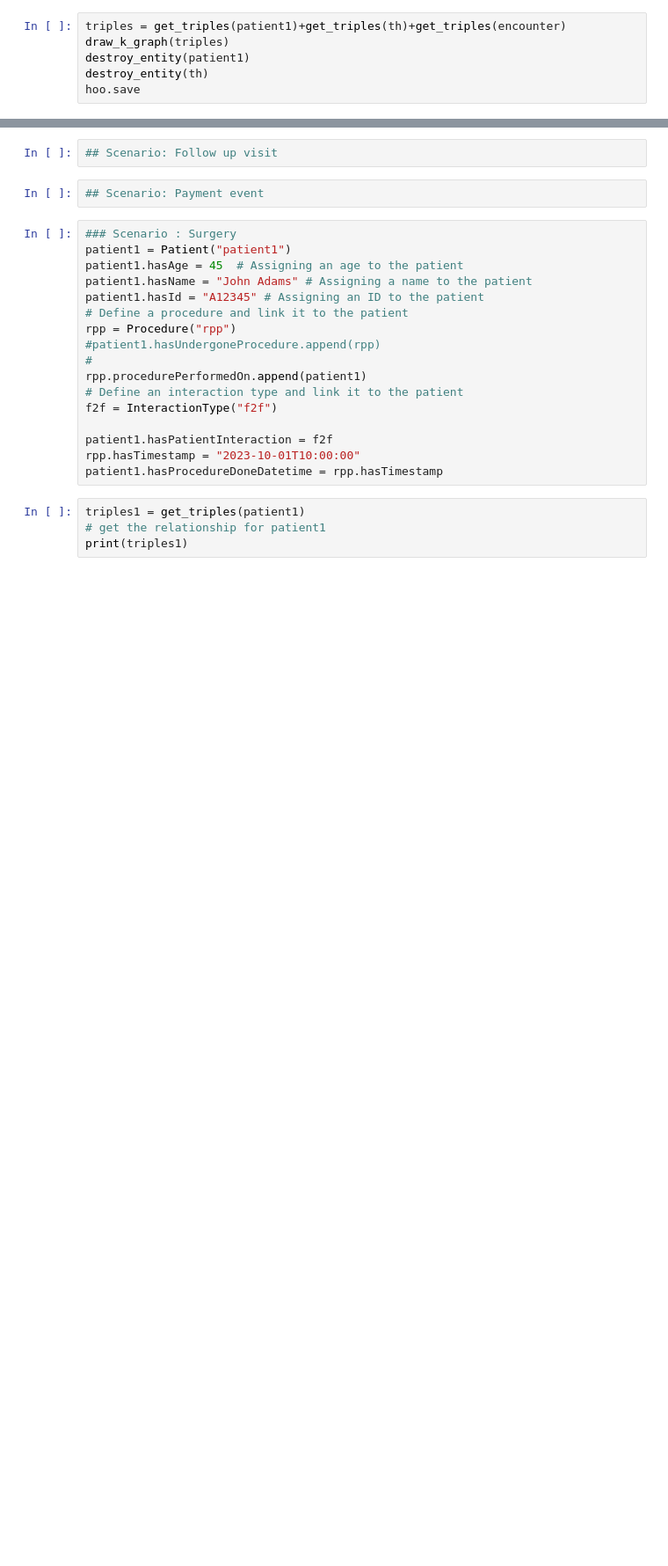
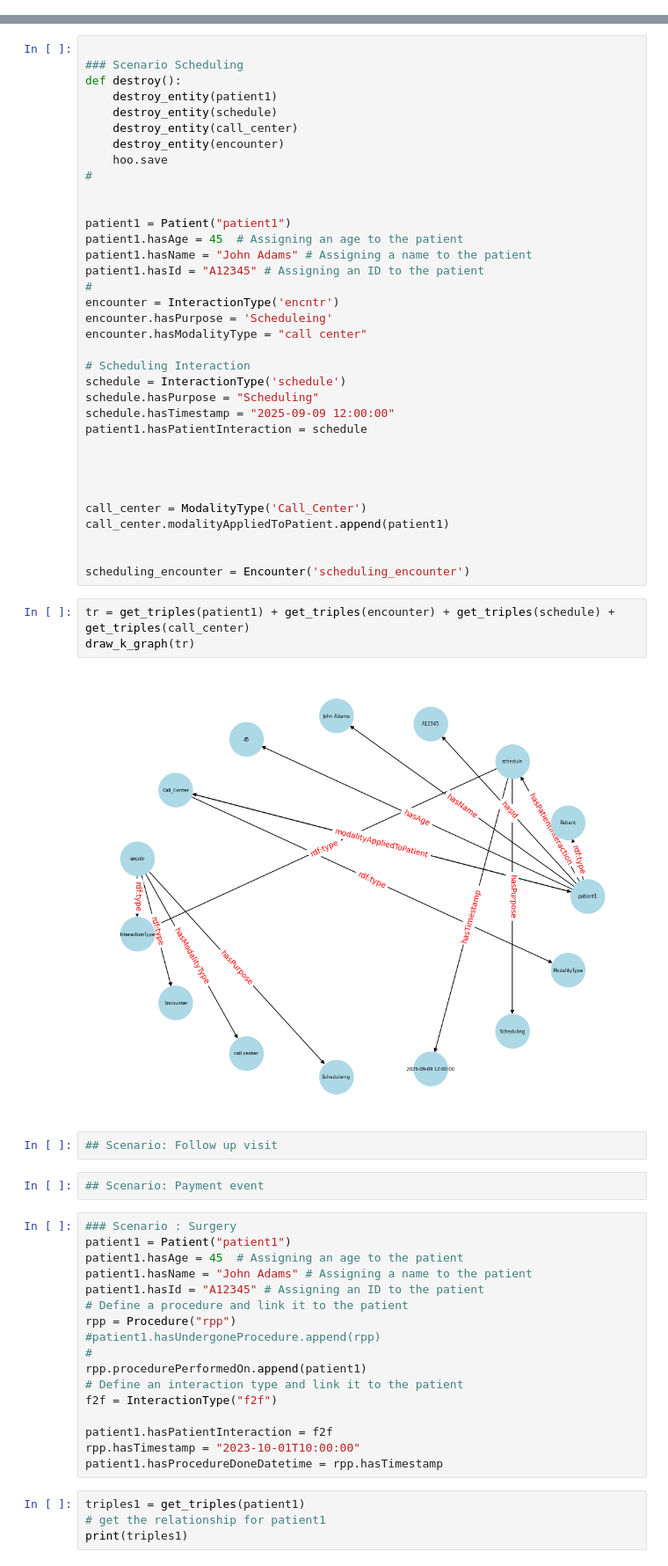
Before and after one commit to alon-benari/Operational-Ontologies, a Jupyter notebook: Clinical_Individuals.ipynb, the cells around one changed output, grey strips where cells are left out. Shown: that part at 88% size. Cells and saved outputs as stored; diff of their text form; blank space fills up the shorter version.

```diff
--- a/Clinical_Individuals.ipynb
+++ b/Clinical_Individuals.ipynb
@@ -88,6 +0,0 @@ patient1.hasPatientInteraction = encounter
-# %%
-triples = get_triples(patient1)+get_triples(th)+get_triples(encounter)
-draw_k_graph(triples)
-destroy_entity(patient1)
-destroy_entity(th)
-hoo.save
@@ -102,3 +53,43 @@ print(triples)
+# %%
+
+### Scenario Scheduling
+def destroy():
+    destroy_entity(patient1)
+    destroy_entity(schedule)
+    destroy_entity(call_center)
+    destroy_entity(encounter)
+    hoo.save
+#
+
+
+patient1 = Patient("patient1")
+patient1.hasAge = 45  # Assigning an age to the patient
+patient1.hasName = "John Adams" # Assigning a name to the patient
+patient1.hasId = "A12345" # Assigning an ID to the patient
+#
+encounter = InteractionType('encntr')
+encounter.hasPurpose = 'Scheduleing'
+encounter.hasModalityType = "call center"
+
+# Scheduling Interaction
+schedule = InteractionType('schedule')
+schedule.hasPurpose = "Scheduling"
+schedule.hasTimestamp = "2025-09-09 12:00:00"
+patient1.hasPatientInteraction = schedule
+
+
+
+
+call_center = ModalityType('Call_Center')
+call_center.modalityAppliedToPatient.append(patient1)
+
+
+scheduling_encounter = Encounter('scheduling_encounter')
+# %%
+tr = get_triples(patient1) + get_triples(encounter) + get_triples(schedule) + get_triples(call_center)
+draw_k_graph(tr)
+# %% [output]
+[figure, added]
 # %%
 ## Scenario: Follow up visit
 # %%
```
Also changed, not shown: parts of 8 cells of this notebook, 3 other files.
